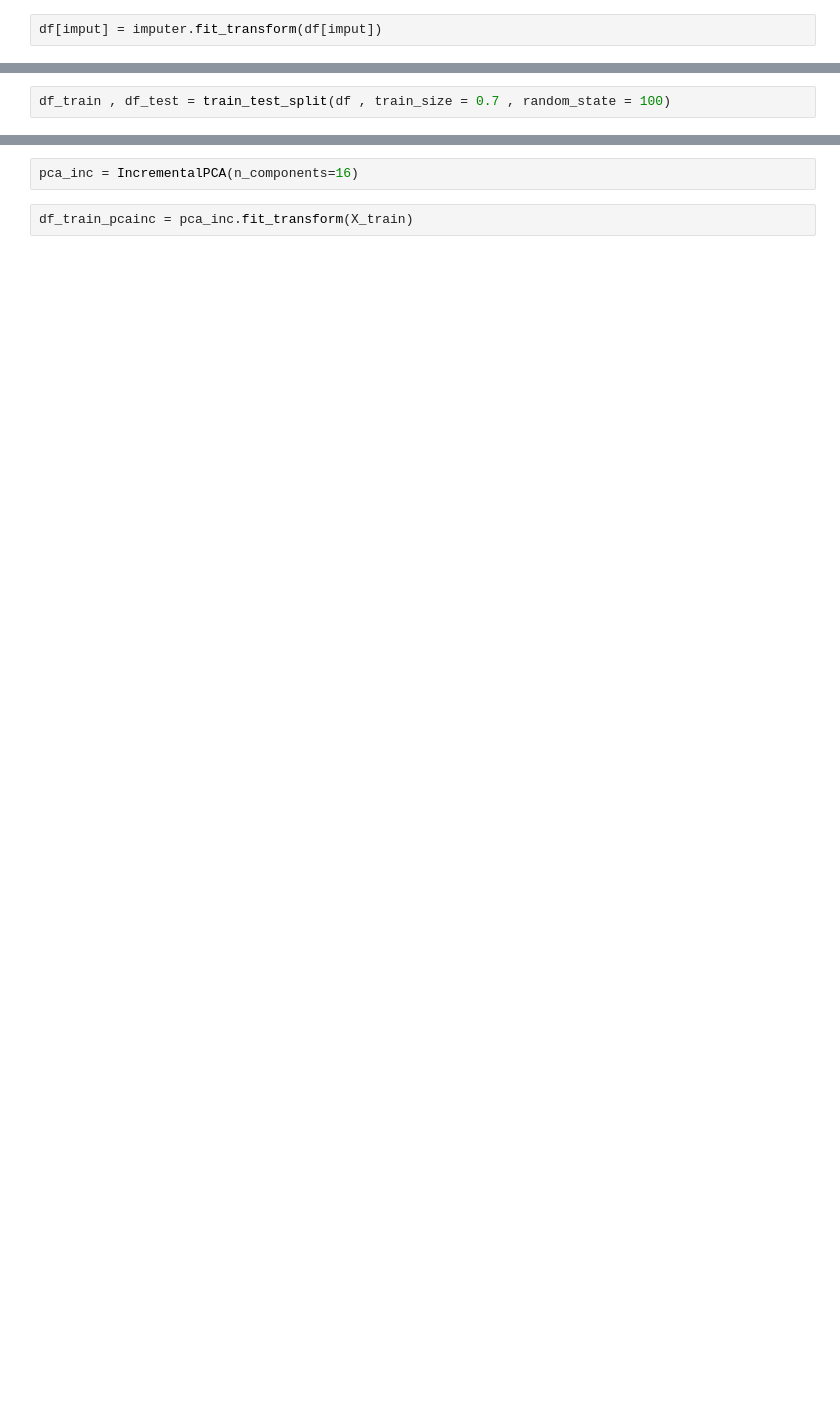
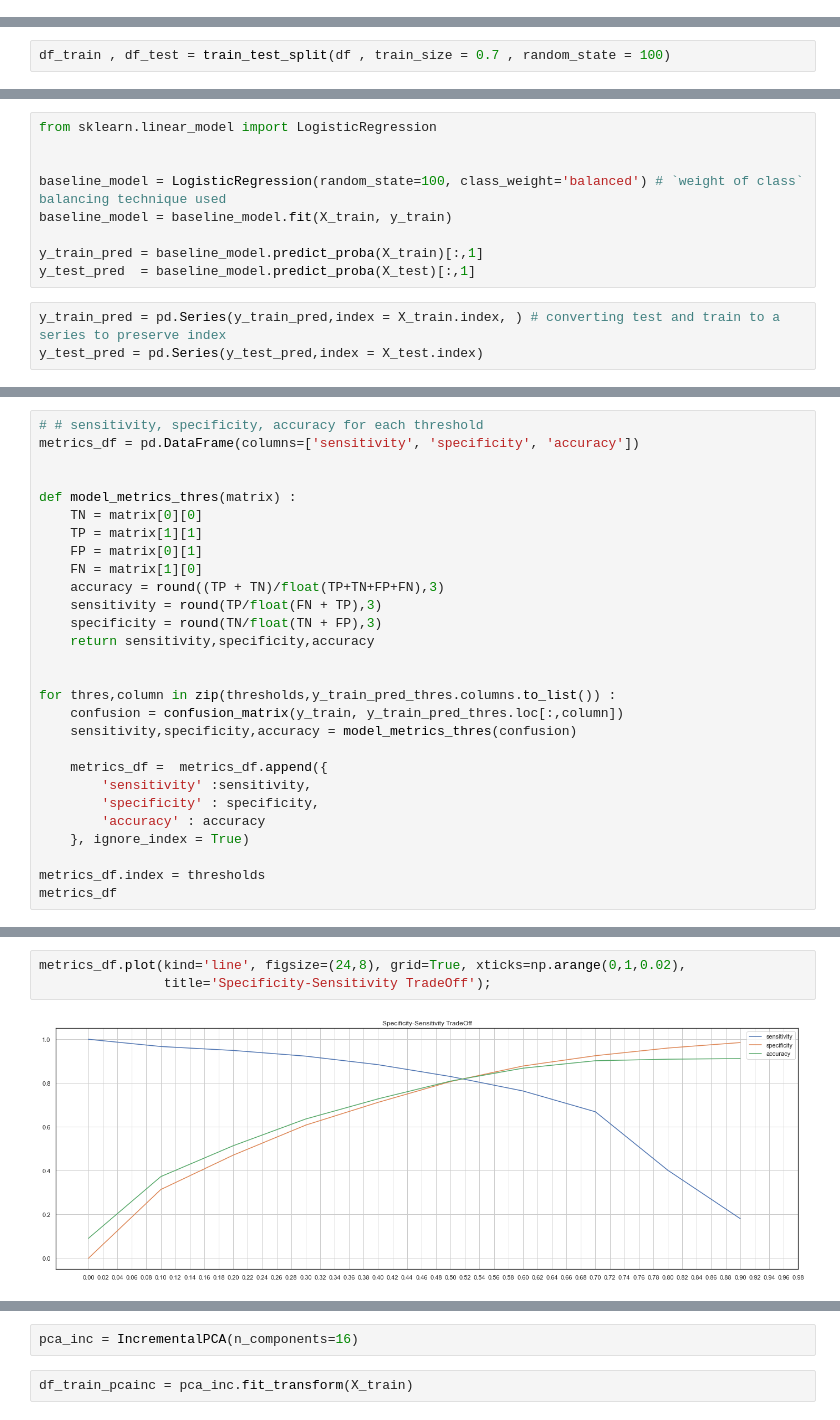
Before and after one commit to sreejith-rajashekaran/Telecom-Churn, a Jupyter notebook: telecom_churn.ipynb, the cells around one changed output, grey strips where cells are left out. Drawn from its saved outputs; the diff is of its cells as text; blank space fills up the shorter version.

Commit message:
Added model

```diff
--- a/telecom_churn.ipynb
+++ b/telecom_churn.ipynb
@@ -926,2 +1206,0 @@ imput = [ "onnet_mou_6",
-# %%
-df[imput] = imputer.fit_transform(df[imput])
@@ -967,0 +1273,12 @@ X_test = df_test
+# %%
+from sklearn.linear_model import LogisticRegression
+
+
+baseline_model = LogisticRegression(random_state=100, class_weight='balanced') # `weight of class` balancing technique used
+baseline_model = baseline_model.fit(X_train, y_train)
+
+y_train_pred = baseline_model.predict_proba(X_train)[:,1]
+y_test_pred  = baseline_model.predict_proba(X_test)[:,1]
+# %%
+y_train_pred = pd.Series(y_train_pred,index = X_train.index, ) # converting test and train to a series to preserve index
+y_test_pred = pd.Series(y_test_pred,index = X_test.index)
@@ -967,0 +1354,28 @@ X_test = df_test
+# %%
+# # sensitivity, specificity, accuracy for each threshold
+metrics_df = pd.DataFrame(columns=['sensitivity', 'specificity', 'accuracy'])
+
+
+def model_metrics_thres(matrix) :
+    TN = matrix[0][0]
+    TP = matrix[1][1]
+    FP = matrix[0][1]
+    FN = matrix[1][0]
+    accuracy = round((TP + TN)/float(TP+TN+FP+FN),3)
+    sensitivity = round(TP/float(FN + TP),3)
+    specificity = round(TN/float(TN + FP),3)
+    return sensitivity,specificity,accuracy
+
+
+for thres,column in zip(thresholds,y_train_pred_thres.columns.to_list()) :
+    confusion = confusion_matrix(y_train, y_train_pred_thres.loc[:,column])
+    sensitivity,specificity,accuracy = model_metrics_thres(confusion)
+
+    metrics_df =  metrics_df.append({
+        'sensitivity' :sensitivity,
+        'specificity' : specificity,
+        'accuracy' : accuracy
+    }, ignore_index = True)
+
+metrics_df.index = thresholds
+metrics_df
@@ -967,0 +1394,5 @@ X_test = df_test
+# %%
+metrics_df.plot(kind='line', figsize=(24,8), grid=True, xticks=np.arange(0,1,0.02),
+                title='Specificity-Sensitivity TradeOff');
+# %% [output]
+[figure, added]
```
Also changed, not shown: parts of 180 cells of this notebook.
